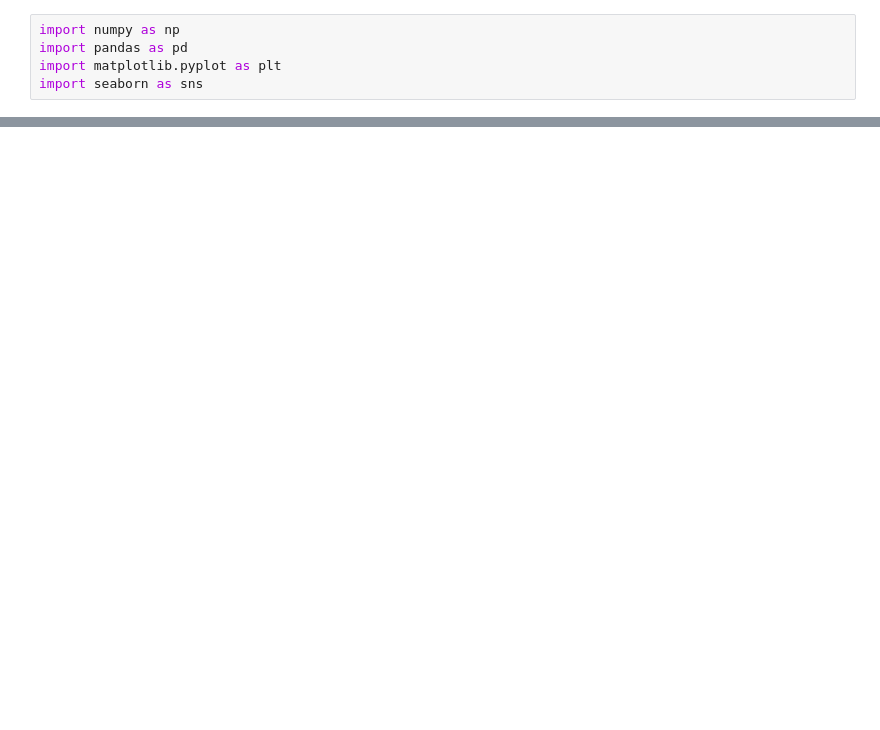
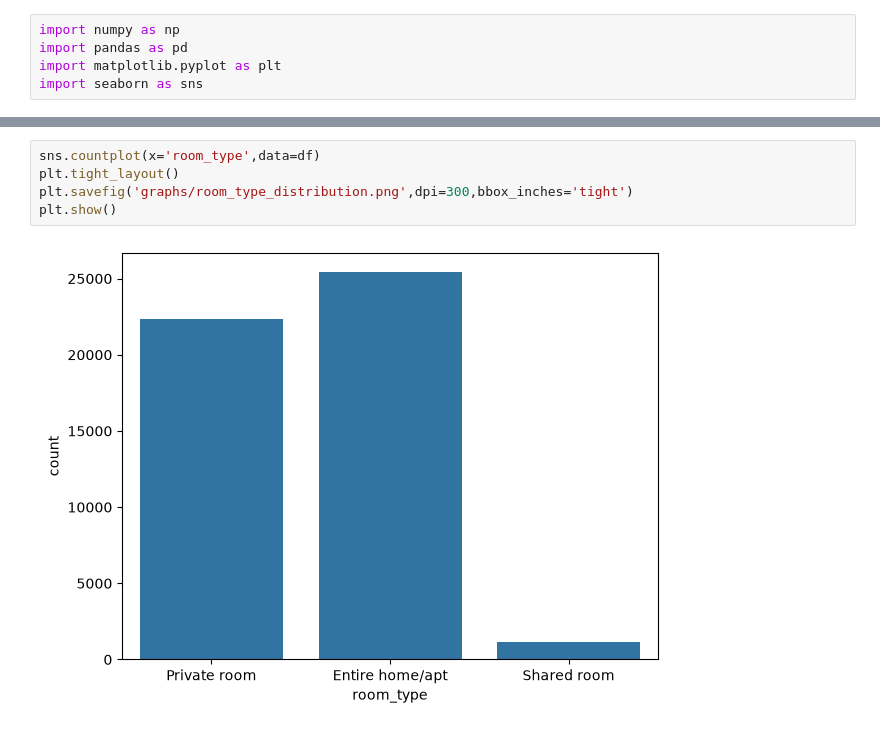
Before and after one commit to musfirah-kashan/NYC-Room-Type-Classification, a Jupyter notebook: model_train.ipynb, the cells around one changed output, grey strips where cells are left out. Cells and saved outputs as stored; diff of their text form; blank space fills up the shorter version.

```diff
--- a/model_train.ipynb
+++ b/model_train.ipynb
@@ -15,0 +89,7 @@ df.head()
+# %%
+sns.countplot(x='room_type',data=df)
+plt.tight_layout()
+plt.savefig('graphs/room_type_distribution.png',dpi=300,bbox_inches='tight')
+plt.show()
+# %% [output]
+[figure, added]
```
Also changed, not shown: parts of 8 cells of this notebook, 2 other files.
